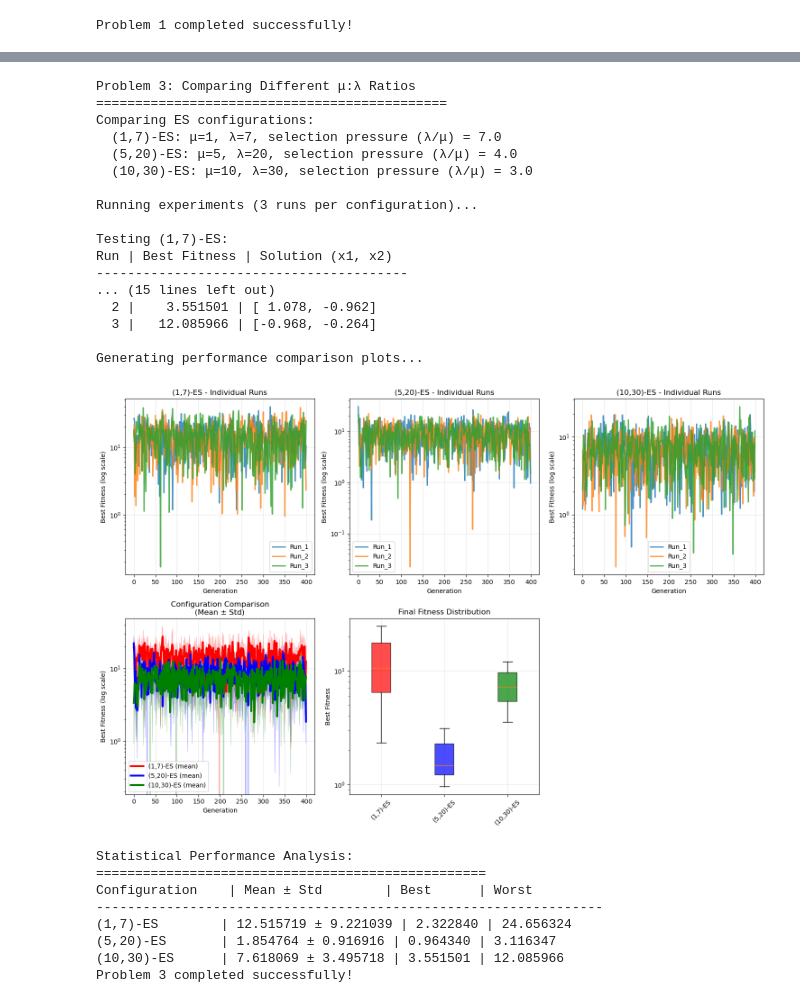
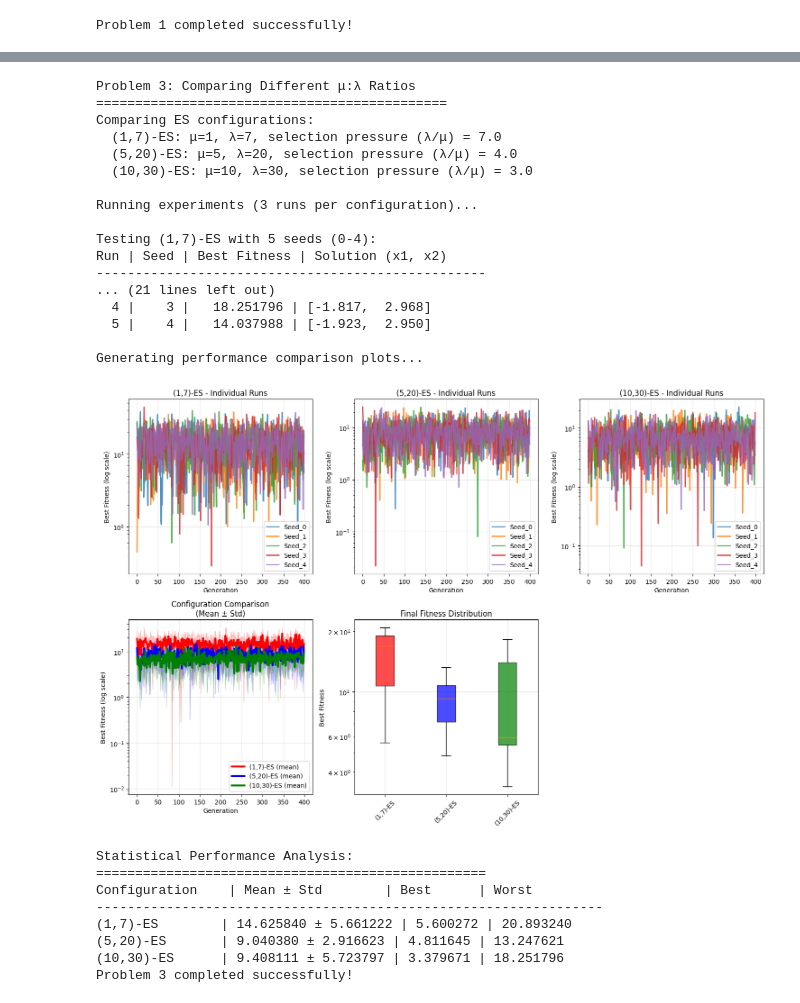
Before and after one commit to Olatomiwa001/Evolutionary-Strategies, a Jupyter notebook: Evolutionary Strategies Module Homework.ipynb, the cells around one changed output, grey strips where cells are left out. Cells and saved outputs as stored; diff of their text form; code cells hidden in the pictures.

Commit message:
Updated notebook, replaced results file with new CSV

```diff
--- a/Evolutionary Strategies Module Homework.ipynb
+++ b/Evolutionary Strategies Module Homework.ipynb
@@ -299,6 +309,9 @@ Worst overall:     12.753593
 Problem 2 completed successfully!
 # %%
 # Problem 3: Experiment with three different μ:λ ratios and compare performance
+
+import numpy as np
+import matplotlib.pyplot as plt
 
 print("Problem 3: Comparing Different μ:λ Ratios")
 print("=" * 45)
@@ -320,30 +333,30 @@ print("\nRunning experiments (3 runs per configuration)...")
 results_problem3 = {}
 
 for mu, lambda_val, config_name in es_configurations:
-    print(f"\nTesting {config_name}:")
-    print(f"Run | Best Fitness | Solution (x1, x2)")
-    print("-" * 40)
+    print(f"\nTesting {config_name} with 5 seeds (0-4):")
+    print(f"Run | Seed | Best Fitness | Solution (x1, x2)")
+    print("-" * 50)
 
     config_results = {}
 
-    # Run multiple independent trials for each configuration
-    for run_id in range(3):
-        # Set unique seed for fair comparison
-        np.random.seed((hash(config_name) % 1000) + run_id * 50)
+    # Run with exactly 5 seeds (0-4) for each configuration
+    for seed in range(5):
+        np.random.seed(seed)  # Use same seed sequence for all configs
 
         # Create and run ES with current configuration
         es = SimpleES(mu=mu, lambda_val=lambda_val, sigma_init=1.0)
         (best_solution, best_fitness), fitness_history, sigma_history = es.run(generations=400)
 
         # Store results
-        config_results[f'Run_{run_id+1}'] = {
+        config_results[f'Seed_{seed}'] = {
             'best_solution': best_solution,
             'best_fitness': best_fitness,
             'fitness_history': fitness_history,
-            'sigma_history': sigma_history
+            'sigma_history': sigma_history,
+            'seed': seed
         }
 
-        print(f"{run_id+1:3d} | {best_fitness:11.6f} | [{best_solution[0]:6.3f}, {best_solution[1]:6.3f}]")
+        print(f"{seed+1:3d} | {seed:4d} | {best_fitness:11.6f} | [{best_solution[0]:6.3f}, {best_solution[1]:6.3f}]")
 
     results_problem3[config_name] = config_results
 
@@ -412,47 +425,47 @@ plt.tight_layout()
 plt.show()
 
 # Statistical analysis
 print("\nStatistical Performance Analysis:")
 print("=" * 50)
 print("Configuration    | Mean ± Std        | Best      | Worst     ")
 print("-" * 65)
 
 for config_name, config_results in results_problem3.items():
     final_fitnesses = [data['best_fitness'] for data in config_results.values()]
     mean_fitness = np.mean(final_fitnesses)
     std_fitness = np.std(final_fitnesses)
     best_fitness = np.min(final_fitnesses)
     worst_fitness = np.max(final_fitnesses)
 
     print(f"{config_name:15s} | {mean_fitness:.6f} ± {std_fitness:.6f} | {best_fitness:.6f} | {worst_fitness:.6f}")
 
 print("Problem 3 completed successfully!")
 # %% [output]
 Problem 3: Comparing Different μ:λ Ratios
 =============================================
 Comparing ES configurations:
   (1,7)-ES: μ=1, λ=7, selection pressure (λ/μ) = 7.0
   (5,20)-ES: μ=5, λ=20, selection pressure (λ/μ) = 4.0
   (10,30)-ES: μ=10, λ=30, selection pressure (λ/μ) = 3.0
 
 Running experiments (3 runs per configuration)...
 
-Testing (1,7)-ES:
-Run | Best Fitness | Solution (x1, x2)
-----------------------------------------
-... (15 lines left out)
-  2 |    3.551501 | [ 1.078, -0.962]
-  3 |   12.085966 | [-0.968, -0.264]
+Testing (1,7)-ES with 5 seeds (0-4):
+Run | Seed | Best Fitness | Solution (x1, x2)
+--------------------------------------------------
+... (21 lines left out)
+  4 |    3 |   18.251796 | [-1.817,  2.968]
+  5 |    4 |   14.037988 | [-1.923,  2.950]
 
 Generating performance comparison plots...
-[figure, old version]
+[figure, new version]
 Statistical Performance Analysis:
 ==================================================
 Configuration    | Mean ± Std        | Best      | Worst
 -----------------------------------------------------------------
-(1,7)-ES        | 12.515719 ± 9.221039 | 2.322840 | 24.656324
-(5,20)-ES       | 1.854764 ± 0.916916 | 0.964340 | 3.116347
-(10,30)-ES      | 7.618069 ± 3.495718 | 3.551501 | 12.085966
+(1,7)-ES        | 14.625840 ± 5.661222 | 5.600272 | 20.893240
+(5,20)-ES       | 9.040380 ± 2.916623 | 4.811645 | 13.247621
+(10,30)-ES      | 9.408111 ± 5.723797 | 3.379671 | 18.251796
 Problem 3 completed successfully!
 # %%
 # Problem 4: Modify ES to use individual sigma values per variable with 1/5 rule
```
Also changed, not shown: parts of 7 cells of this notebook, 2 other files.
